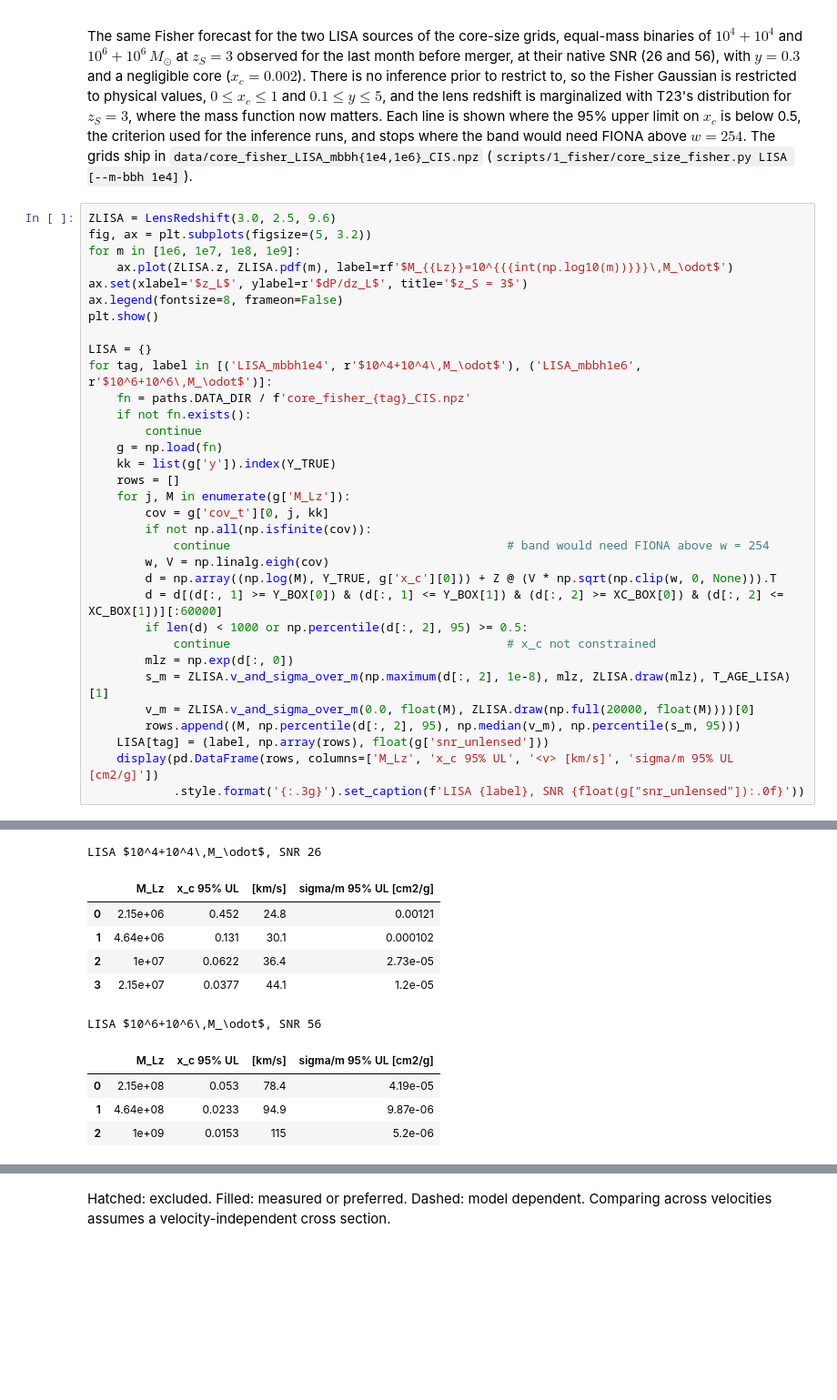
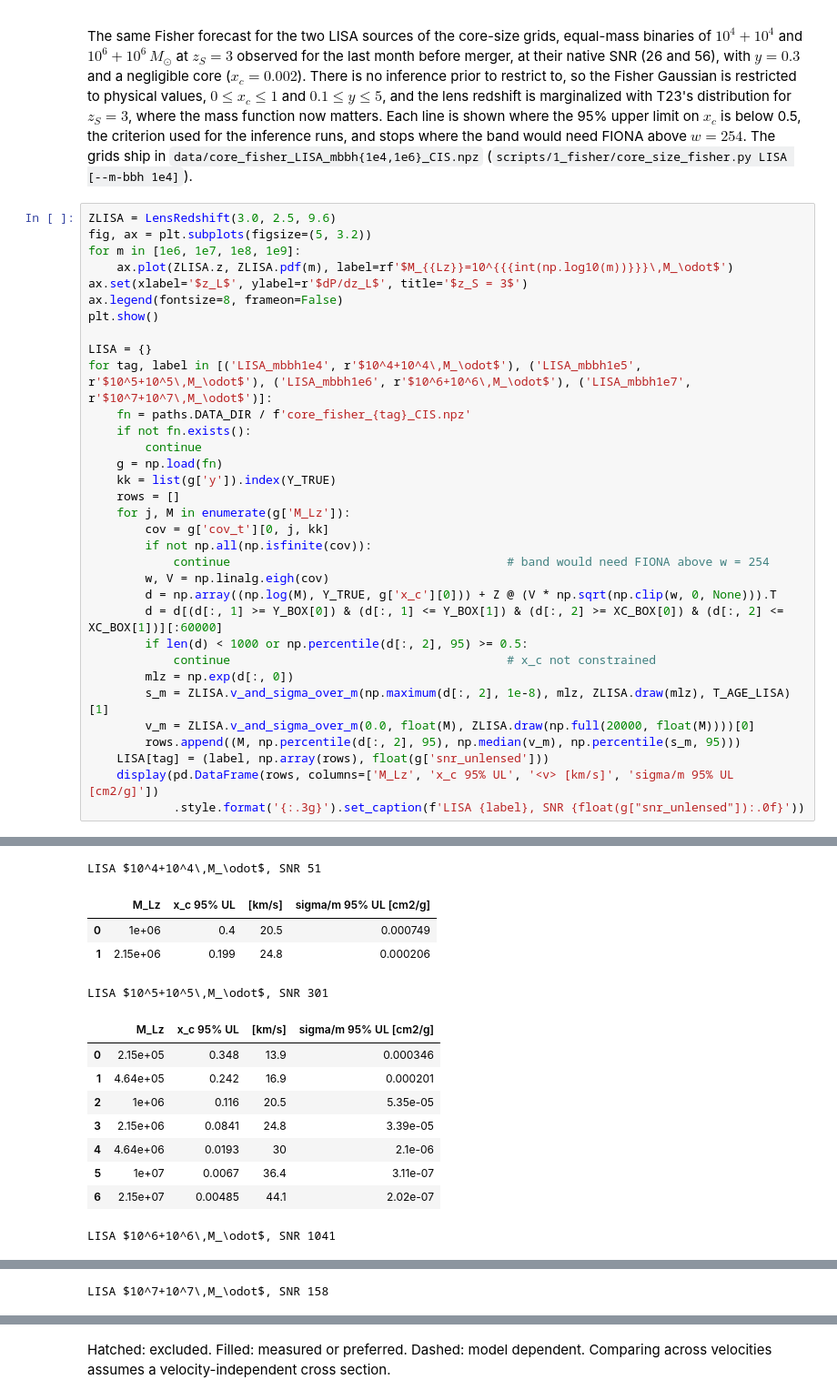
Before and after one commit to ninoephremidze/infer_with_FIONA, a Jupyter notebook: notebooks/04_core_size_calibration.ipynb, the cells around one changed output, grey strips where cells are left out. Shown at 91% size. Drawn from its saved outputs; the diff is of its cells as text; blank space fills up the shorter version.

```diff
--- a/notebooks/04_core_size_calibration.ipynb
+++ b/notebooks/04_core_size_calibration.ipynb
@@ -355,40 +355,43 @@ ax.set(xlabel='$z_L$', ylabel=r'$dP/dz_L$', title='$z_S = 3$')
 ax.legend(fontsize=8, frameon=False)
 plt.show()
 
 LISA = {}
-for tag, label in [('LISA_mbbh1e4', r'$10^4+10^4\,M_\odot$'), ('LISA_mbbh1e6', r'$10^6+10^6\,M_\odot$')]:
+for tag, label in [('LISA_mbbh1e4', r'$10^4+10^4\,M_\odot$'), ('LISA_mbbh1e5', r'$10^5+10^5\,M_\odot$'), ('LISA_mbbh1e6', r'$10^6+10^6\,M_\odot$'), ('LISA_mbbh1e7', r'$10^7+10^7\,M_\odot$')]:
     fn = paths.DATA_DIR / f'core_fisher_{tag}_CIS.npz'
     if not fn.exists():
         continue
     g = np.load(fn)
     kk = list(g['y']).index(Y_TRUE)
     rows = []
     for j, M in enumerate(g['M_Lz']):
         cov = g['cov_t'][0, j, kk]
         if not np.all(np.isfinite(cov)):
             continue                                       # band would need FIONA above w = 254
         w, V = np.linalg.eigh(cov)
         d = np.array((np.log(M), Y_TRUE, g['x_c'][0])) + Z @ (V * np.sqrt(np.clip(w, 0, None))).T
         d = d[(d[:, 1] >= Y_BOX[0]) & (d[:, 1] <= Y_BOX[1]) & (d[:, 2] >= XC_BOX[0]) & (d[:, 2] <= XC_BOX[1])][:60000]
         if len(d) < 1000 or np.percentile(d[:, 2], 95) >= 0.5:
             continue                                       # x_c not constrained
         mlz = np.exp(d[:, 0])
         s_m = ZLISA.v_and_sigma_over_m(np.maximum(d[:, 2], 1e-8), mlz, ZLISA.draw(mlz), T_AGE_LISA)[1]
         v_m = ZLISA.v_and_sigma_over_m(0.0, float(M), ZLISA.draw(np.full(20000, float(M))))[0]
         rows.append((M, np.percentile(d[:, 2], 95), np.median(v_m), np.percentile(s_m, 95)))
     LISA[tag] = (label, np.array(rows), float(g['snr_unlensed']))
     display(pd.DataFrame(rows, columns=['M_Lz', 'x_c 95% UL', '<v> [km/s]', 'sigma/m 95% UL [cm2/g]'])
             .style.format('{:.3g}').set_caption(f'LISA {label}, SNR {float(g["snr_unlensed"]):.0f}'))
 # %% [output]
 [figure]
-LISA $10^4+10^4\,M_\odot$, SNR 26
+LISA $10^4+10^4\,M_\odot$, SNR 51
 |  | M_Lz | x_c 95% UL | [km/s] | sigma/m 95% UL [cm2/g] |
-| 0 | 2.15e+06 | 0.452 | 24.8 | 0.00121 |
-| 1 | 4.64e+06 | 0.131 | 30.1 | 0.000102 |
-| 2 | 1e+07 | 0.0622 | 36.4 | 2.73e-05 |
-| 3 | 2.15e+07 | 0.0377 | 44.1 | 1.2e-05 |
+| 0 | 1e+06 | 0.4 | 20.5 | 0.000749 |
+| 1 | 2.15e+06 | 0.199 | 24.8 | 0.000206 |
-LISA $10^6+10^6\,M_\odot$, SNR 56
+LISA $10^5+10^5\,M_\odot$, SNR 301
 |  | M_Lz | x_c 95% UL | [km/s] | sigma/m 95% UL [cm2/g] |
-| 0 | 2.15e+08 | 0.053 | 78.4 | 4.19e-05 |
-| 1 | 4.64e+08 | 0.0233 | 94.9 | 9.87e-06 |
-| 2 | 1e+09 | 0.0153 | 115 | 5.2e-06 |
+| 0 | 2.15e+05 | 0.348 | 13.9 | 0.000346 |
+| 1 | 4.64e+05 | 0.242 | 16.9 | 0.000201 |
+| 2 | 1e+06 | 0.116 | 20.5 | 5.35e-05 |
+| 3 | 2.15e+06 | 0.0841 | 24.8 | 3.39e-05 |
+| 4 | 4.64e+06 | 0.0193 | 30 | 2.1e-06 |
+| 5 | 1e+07 | 0.0067 | 36.4 | 3.11e-07 |
+| 6 | 2.15e+07 | 0.00485 | 44.1 | 2.02e-07 |
+LISA $10^6+10^6\,M_\odot$, SNR 1041
@@ -394,0 +407 @@ LISA $10^6+10^6\,M_\odot$, SNR 56
+LISA $10^7+10^7\,M_\odot$, SNR 158
```
Also changed, not shown: parts of 9 cells of this notebook, 29 other files.
